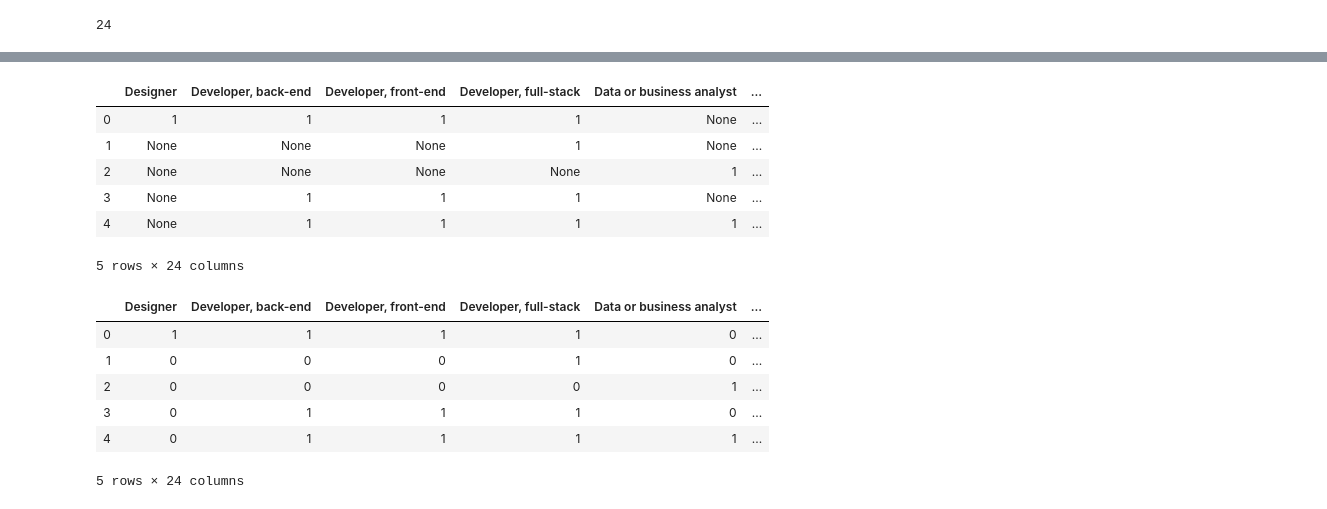
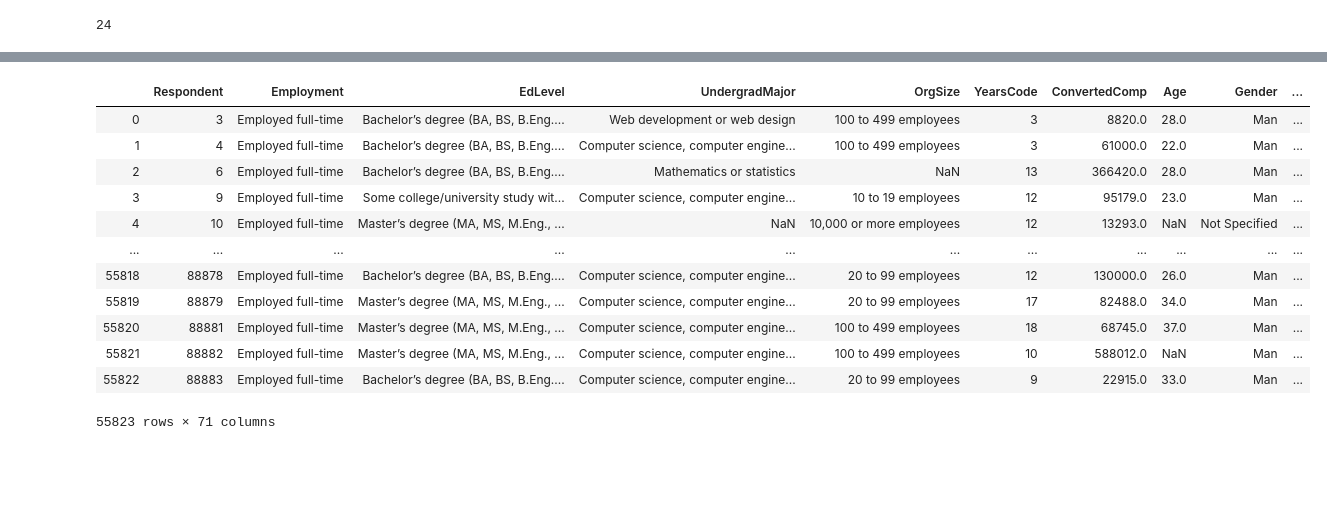
Before and after one commit to salary-sight/machine-learning-model, a Jupyter notebook: Main.ipynb, the cells around one changed output, grey strips where cells are left out. Cells and saved outputs as stored; diff of their text form; code cells hidden in the pictures; blank space fills up the shorter version.

```diff
--- a/Main.ipynb
+++ b/Main.ipynb
@@ -170 +288,6 @@ temp1.head()
+# %%
+all_languages.sort()
+# %%
+for i in all_languages:
+    df_2019[i] = 0
 # %%
@@ -180,6 +303,6 @@ temp1.head()
 # %%
-for i in range(temp1.shape[0]):
-    j = temp1.iloc[i].as_matrix()
+for i in range(temp2.shape[0]):
+    j = list(temp2.iloc[i].as_matrix())
     for item in j:
-        if item!=None:
-            df_2019.iloc[i][item] = 1
+        if type(item)=='str':
+            df_2019.at[i, item] = 1
@@ -195,22 +309,16 @@ See the caveats in the documentation: http://pandas.pydata.org/pandas-docs/stabl
-# %%
-df_2019[all_positions].head()
-# %% [output]
-|  | Designer | Developer, back-end | Developer, front-end | Developer, full-stack | Data or business analyst | ... |
-| 0 | 1 | 1 | 1 | 1 | None | ... |
-| 1 | None | None | None | 1 | None | ... |
-| 2 | None | None | None | None | 1 | ... |
-| 3 | None | 1 | 1 | 1 | None | ... |
-| 4 | None | 1 | 1 | 1 | 1 | ... |
-5 rows × 24 columns
-# %%
-df_2019[all_positions] = df_2019[all_positions].fillna(value=0)
-# %%
-df_2019[all_positions].head()
-# %% [output]
-|  | Designer | Developer, back-end | Developer, front-end | Developer, full-stack | Data or business analyst | ... |
-| 0 | 1 | 1 | 1 | 1 | 0 | ... |
-| 1 | 0 | 0 | 0 | 1 | 0 | ... |
-| 2 | 0 | 0 | 0 | 0 | 1 | ... |
-| 3 | 0 | 1 | 1 | 1 | 0 | ... |
-| 4 | 0 | 1 | 1 | 1 | 1 | ... |
-5 rows × 24 columns
+# %%
+df_2019[~df_2019['HTML/CSS'].isna()]
+# %% [output]
+|  | Respondent | Employment | EdLevel | UndergradMajor | OrgSize | YearsCode | ConvertedComp | Age | Gender | ... |
+| 0 | 3 | Employed full-time | Bachelor’s degree (BA, BS, B.Eng.... | Web development or web design | 100 to 499 employees | 3 | 8820.0 | 28.0 | Man | ... |
+| 1 | 4 | Employed full-time | Bachelor’s degree (BA, BS, B.Eng.... | Computer science, computer engine... | 100 to 499 employees | 3 | 61000.0 | 22.0 | Man | ... |
+| 2 | 6 | Employed full-time | Bachelor’s degree (BA, BS, B.Eng.... | Mathematics or statistics | NaN | 13 | 366420.0 | 28.0 | Man | ... |
+| 3 | 9 | Employed full-time | Some college/university study wit... | Computer science, computer engine... | 10 to 19 employees | 12 | 95179.0 | 23.0 | Man | ... |
+| 4 | 10 | Employed full-time | Master’s degree (MA, MS, M.Eng., ... | NaN | 10,000 or more employees | 12 | 13293.0 | NaN | Not Specified | ... |
+| ... | ... | ... | ... | ... | ... | ... | ... | ... | ... | ... |
+| 55818 | 88878 | Employed full-time | Bachelor’s degree (BA, BS, B.Eng.... | Computer science, computer engine... | 20 to 99 employees | 12 | 130000.0 | 26.0 | Man | ... |
+| 55819 | 88879 | Employed full-time | Master’s degree (MA, MS, M.Eng., ... | Computer science, computer engine... | 20 to 99 employees | 17 | 82488.0 | 34.0 | Man | ... |
+| 55820 | 88881 | Employed full-time | Master’s degree (MA, MS, M.Eng., ... | Computer science, computer engine... | 100 to 499 employees | 18 | 68745.0 | 37.0 | Man | ... |
+| 55821 | 88882 | Employed full-time | Master’s degree (MA, MS, M.Eng., ... | Computer science, computer engine... | 100 to 499 employees | 10 | 588012.0 | NaN | Man | ... |
+| 55822 | 88883 | Employed full-time | Bachelor’s degree (BA, BS, B.Eng.... | Computer science, computer engine... | 20 to 99 employees | 9 | 22915.0 | 33.0 | Man | ... |
+55823 rows × 71 columns
```
Also changed, not shown: parts of 18 cells of this notebook.
